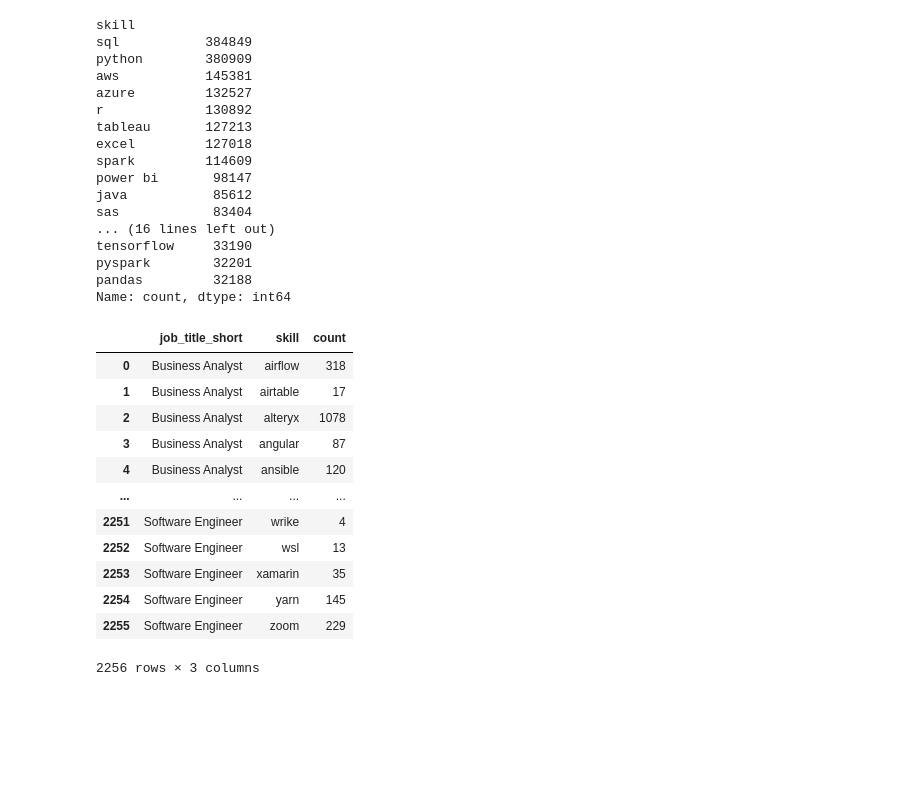
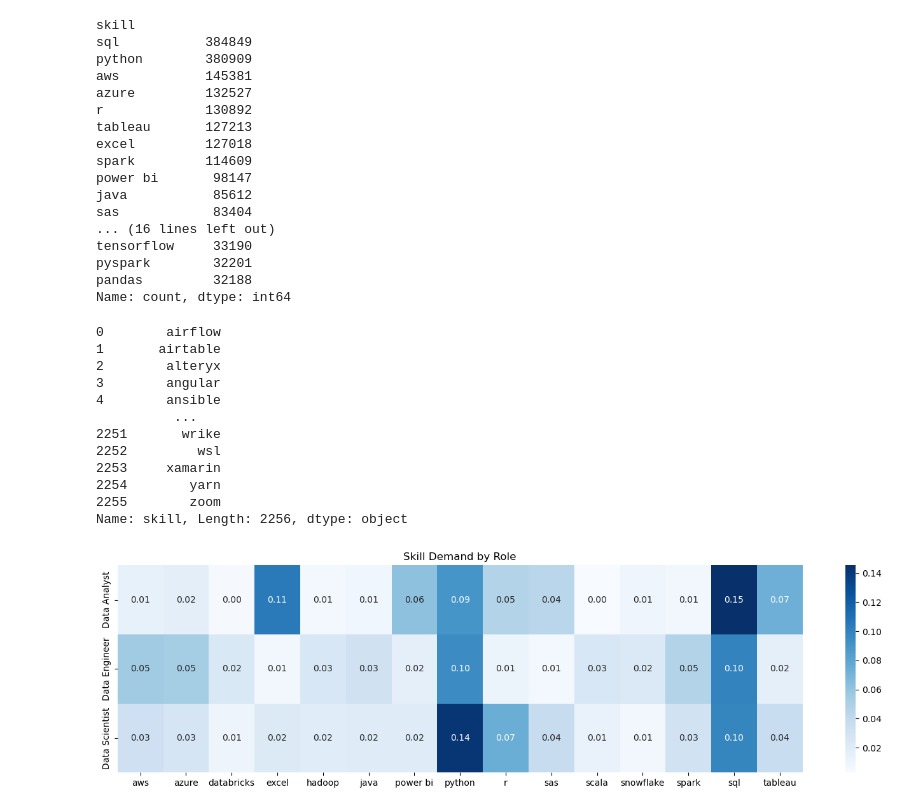
Before and after one commit to afomya/data_job_market_analysis, a Jupyter notebook: src/2_data_preprocessing.ipynb, the cells around one changed output. Drawn from its saved outputs; the diff is of its cells as text; code cells hidden in the pictures; blank space fills up the shorter version.

Commit message:
Initial feature engineering

```diff
--- a/src/2_data_preprocessing.ipynb
+++ b/src/2_data_preprocessing.ipynb
@@ -121,19 +121,19 @@ Name: count, dtype: int64
 # %%
 # How to skills differ by role?
 
-roll_skills_counts = (skills_df.groupby(["job_title_short", "skill"]).size().reset_index(name="count"))
-roll_skills_counts
+role_skills_counts = (skills_df.groupby(["job_title_short", "skill"]).size().reset_index(name="count"))
+
+role_skills_counts['skill']
 # %% [output]
-|  | job_title_short | skill | count |
-| 0 | Business Analyst | airflow | 318 |
-| 1 | Business Analyst | airtable | 17 |
-| 2 | Business Analyst | alteryx | 1078 |
-| 3 | Business Analyst | angular | 87 |
-| 4 | Business Analyst | ansible | 120 |
-| ... | ... | ... | ... |
-| 2251 | Software Engineer | wrike | 4 |
-| 2252 | Software Engineer | wsl | 13 |
-| 2253 | Software Engineer | xamarin | 35 |
-| 2254 | Software Engineer | yarn | 145 |
-| 2255 | Software Engineer | zoom | 229 |
-2256 rows × 3 columns
+0        airflow
+1       airtable
+2        alteryx
+3        angular
+4        ansible
+          ...
+2251       wrike
+2252         wsl
+2253     xamarin
+2254        yarn
+2255        zoom
+Name: skill, Length: 2256, dtype: object
@@ -139,0 +144,35 @@ roll_skills_counts
+# %%
+top_roles = [ "Data Analyst","Data Engineer","Data Scientist"]
+
+filtered = skills_df[skills_df["job_title_short"].isin(top_roles)]
+
+role_skill = (filtered.groupby(["job_title_short", "skill"]).size().reset_index(name="count"))
+
+role_totals = (filtered.groupby("job_title_short").size())
+
+role_skill["pct"] = (role_skill["count"] /role_skill["job_title_short"].map(role_totals))
+# %%
+top_skills = (filtered["skill"].value_counts().head(15).index)
+
+heatmap_df = (role_skill[role_skill["skill"].isin(top_skills)].pivot(index="job_title_short",columns="skill",values="pct").fillna(0)
+)
+# %%
+import seaborn as sns
+
+plt.figure(figsize=(14, 4))
+
+sns.heatmap(
+    heatmap_df,
+    annot=True,
+    fmt=".2f",
+    cmap="Blues"
+)
+
+plt.title("Skill Demand by Role")
+plt.xlabel("")
+plt.ylabel('')
+
+plt.tight_layout()
+plt.show()
+# %% [output]
+[figure, added]
```
Also changed, not shown: parts of 4 cells of this notebook, 4 other files.
